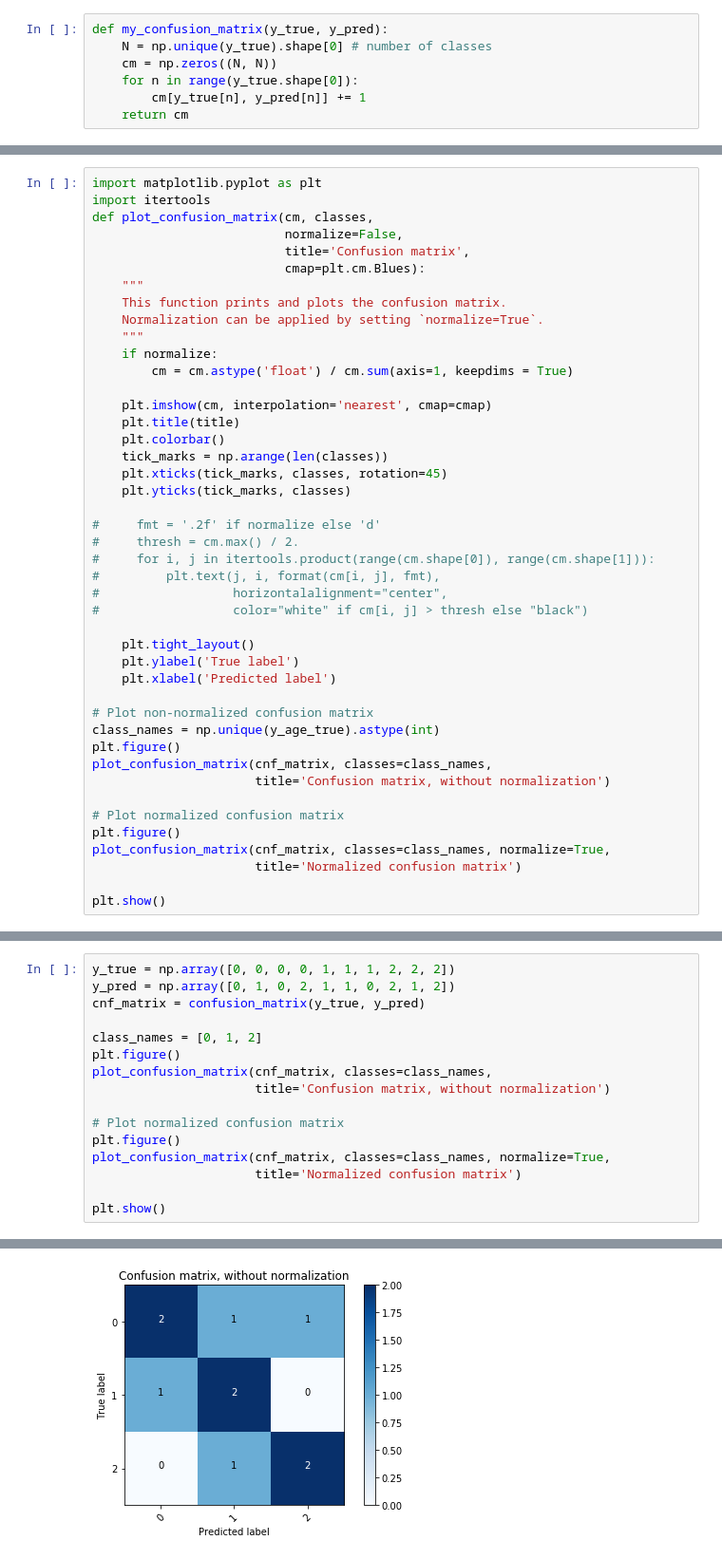
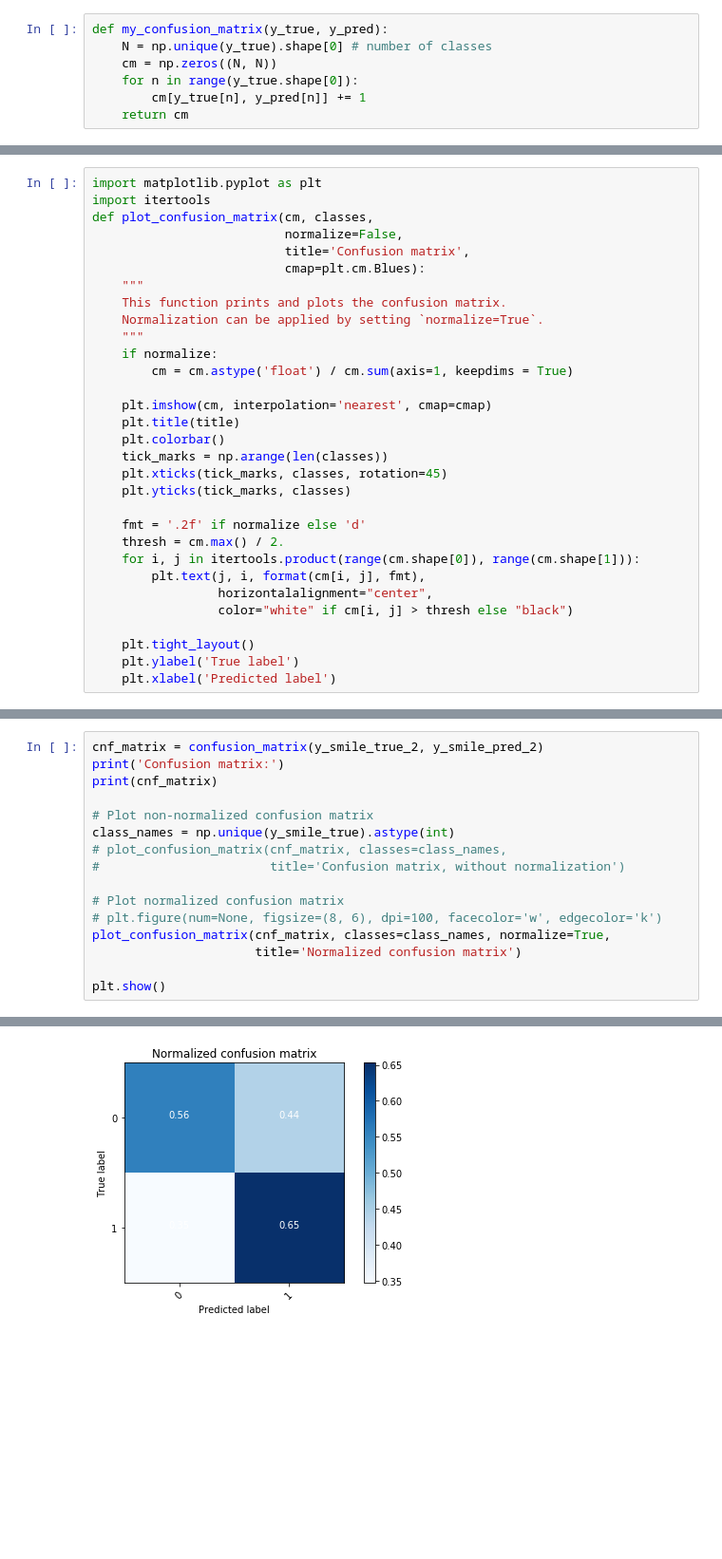
Before and after one commit to truongnmt/multi-task-learning, a Jupyter notebook: evaluate2.ipynb, the cells around one changed output, grey strips where cells are left out. Shown at 95% size. Saved outputs shown, nothing was run; the diff lists cells and outputs as text; blank space fills up the shorter version.

```diff
--- a/evaluate2.ipynb
+++ b/evaluate2.ipynb
@@ -230,26 +241,13 @@ def plot_confusion_matrix(cm, classes,
     plt.xticks(tick_marks, classes, rotation=45)
     plt.yticks(tick_marks, classes)
 
-#     fmt = '.2f' if normalize else 'd'
-#     thresh = cm.max() / 2.
-#     for i, j in itertools.product(range(cm.shape[0]), range(cm.shape[1])):
-#         plt.text(j, i, format(cm[i, j], fmt),
-#                  horizontalalignment="center",
-#                  color="white" if cm[i, j] > thresh else "black")
+    fmt = '.2f' if normalize else 'd'
+    thresh = cm.max() / 2.
+    for i, j in itertools.product(range(cm.shape[0]), range(cm.shape[1])):
+        plt.text(j, i, format(cm[i, j], fmt),
+                 horizontalalignment="center",
+                 color="white" if cm[i, j] > thresh else "black")
 
     plt.tight_layout()
     plt.ylabel('True label')
     plt.xlabel('Predicted label')
-
-# Plot non-normalized confusion matrix
-class_names = np.unique(y_age_true).astype(int)
-plt.figure()
-plot_confusion_matrix(cnf_matrix, classes=class_names,
-                      title='Confusion matrix, without normalization')
-
-# Plot normalized confusion matrix
-plt.figure()
-plot_confusion_matrix(cnf_matrix, classes=class_names, normalize=True,
-                      title='Normalized confusion matrix')
-
-plt.show()
@@ -259,15 +254,15 @@ plt.show()
 # %%
-y_true = np.array([0, 0, 0, 0, 1, 1, 1, 2, 2, 2])
-y_pred = np.array([0, 1, 0, 2, 1, 1, 0, 2, 1, 2])
-cnf_matrix = confusion_matrix(y_true, y_pred)
+cnf_matrix = confusion_matrix(y_smile_true_2, y_smile_pred_2)
+print('Confusion matrix:')
+print(cnf_matrix)
 
-class_names = [0, 1, 2]
-plt.figure()
-plot_confusion_matrix(cnf_matrix, classes=class_names,
-                      title='Confusion matrix, without normalization')
+# Plot non-normalized confusion matrix
+class_names = np.unique(y_smile_true).astype(int)
+# plot_confusion_matrix(cnf_matrix, classes=class_names,
+#                       title='Confusion matrix, without normalization')
 
 # Plot normalized confusion matrix
-plt.figure()
+# plt.figure(num=None, figsize=(8, 6), dpi=100, facecolor='w', edgecolor='k')
 plot_confusion_matrix(cnf_matrix, classes=class_names, normalize=True,
                       title='Normalized confusion matrix')
 
@@ -276 +274 @@ plt.show()
-[figure, old version]
+[figure, new version]
```
Also changed, not shown: parts of 14 cells of this notebook, 27 other files.
